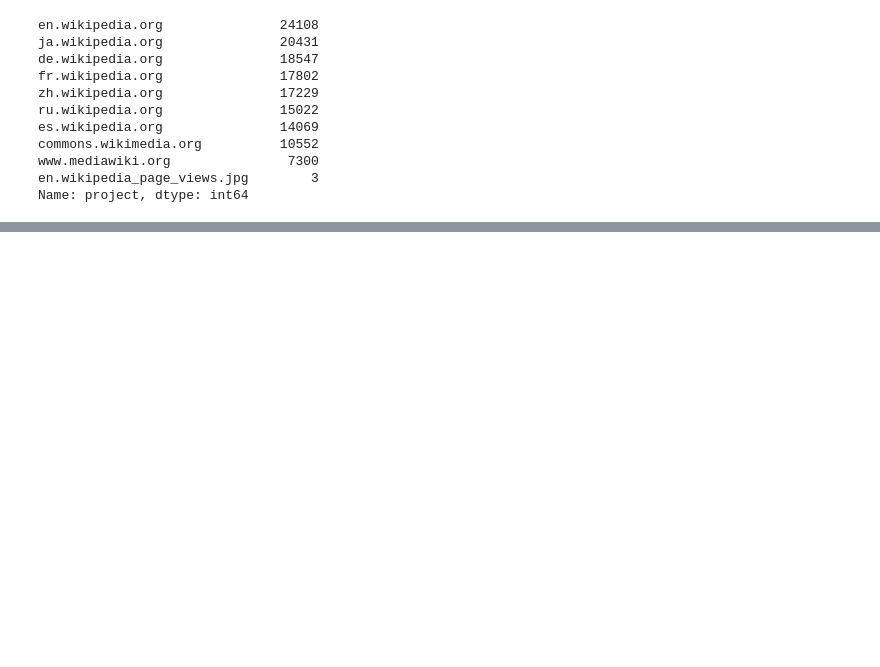
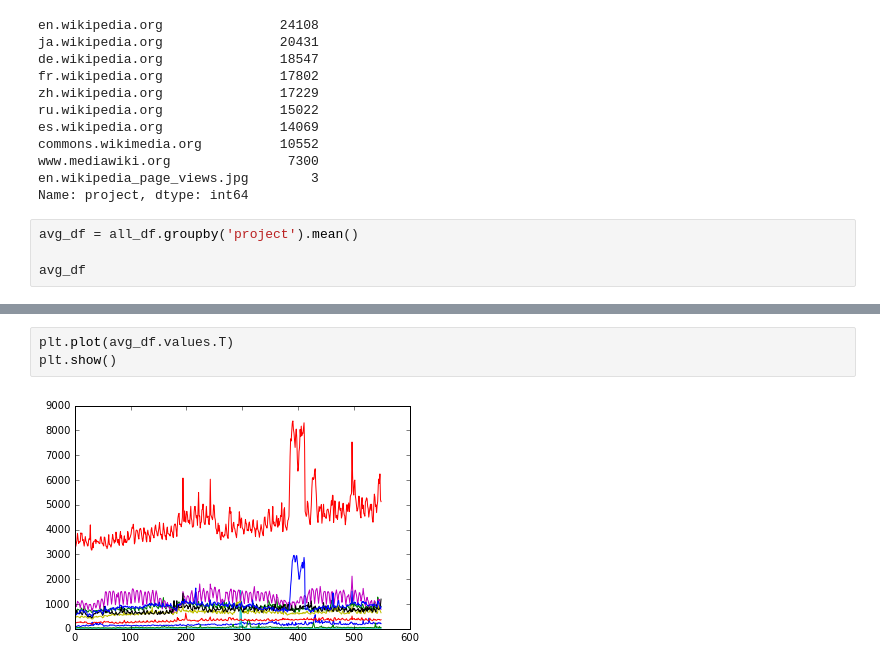
Before and after one commit to MatthewMcGonagle/KaggleWikiTraffic, a Jupyter notebook: Exploratory.ipynb, the cells around one changed output, grey strips where cells are left out. Cells and saved outputs as stored; diff of their text form; blank space fills up the shorter version.

```diff
--- a/Exploratory.ipynb
+++ b/Exploratory.ipynb
@@ -79,3 +84,7 @@ commons.wikimedia.org          10552
 www.mediawiki.org               7300
 en.wikipedia_page_views.jpg        3
 Name: project, dtype: int64
+# %%
+avg_df = all_df.groupby('project').mean()
+
+avg_df
@@ -81,0 +105,5 @@ Name: project, dtype: int64
+# %%
+plt.plot(avg_df.values.T)
+plt.show()
+# %% [output]
+[figure, added]
```
Also changed, not shown: parts of 16 cells of this notebook.
